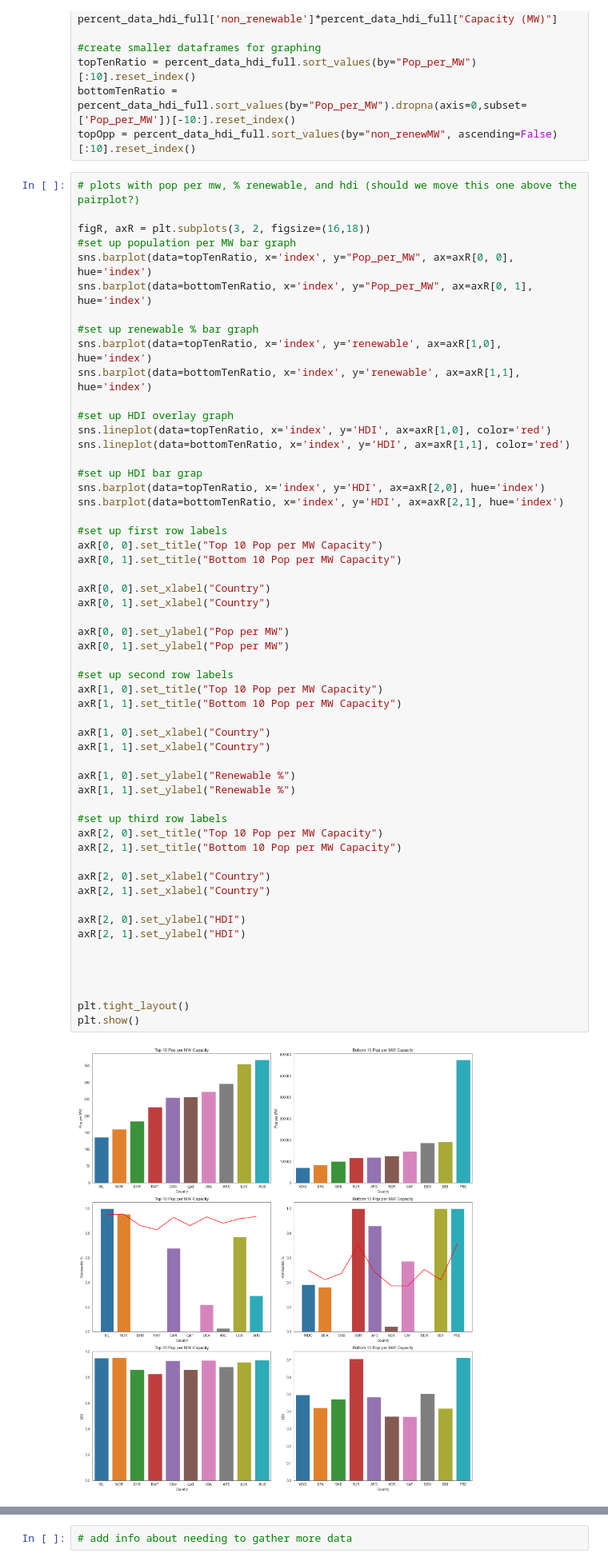
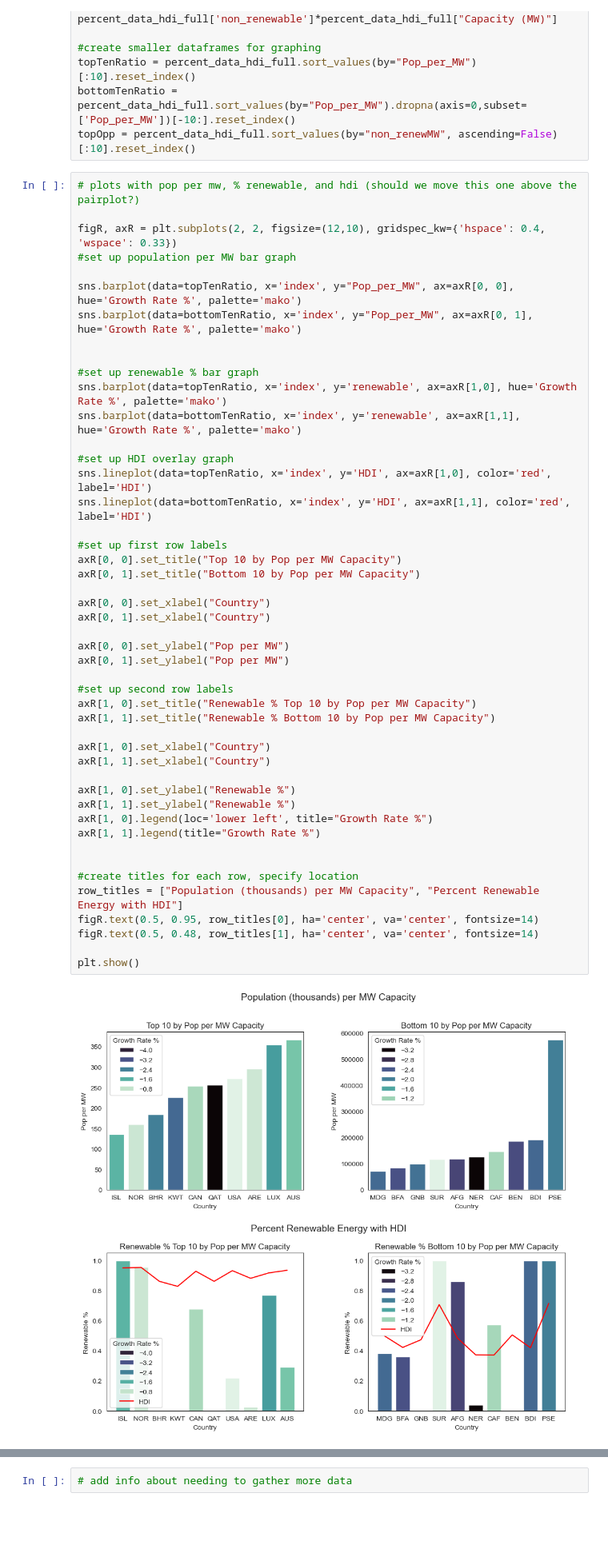
Before and after one commit to jlstjohn/coil_project, a Jupyter notebook: global_power_plant_project/gpp_final.ipynb, the cells around one changed output, grey strips where cells are left out. Shown at 80% size. Saved outputs shown, nothing was run; the diff lists cells and outputs as text; blank space fills up the shorter version.

Commit message:
Added info on pop and HDI data, combined/updated graphs,and changed some wording of explanations and conclusion

```diff
--- a/global_power_plant_project/gpp_final.ipynb
+++ b/global_power_plant_project/gpp_final.ipynb
@@ -669,57 +670,49 @@ topOpp = percent_data_hdi_full.sort_values(by="non_renewMW", ascending=False)[:1
 # %%
 # plots with pop per mw, % renewable, and hdi (should we move this one above the pairplot?)
 
-figR, axR = plt.subplots(3, 2, figsize=(16,18))
+figR, axR = plt.subplots(2, 2, figsize=(12,10), gridspec_kw={'hspace': 0.4, 'wspace': 0.33})
 #set up population per MW bar graph
-sns.barplot(data=topTenRatio, x='index', y="Pop_per_MW", ax=axR[0, 0], hue='index')
-sns.barplot(data=bottomTenRatio, x='index', y="Pop_per_MW", ax=axR[0, 1], hue='index')
+
+sns.barplot(data=topTenRatio, x='index', y="Pop_per_MW", ax=axR[0, 0], hue='Growth Rate %', palette='mako')
+sns.barplot(data=bottomTenRatio, x='index', y="Pop_per_MW", ax=axR[0, 1], hue='Growth Rate %', palette='mako')
+
 
 #set up renewable % bar graph
-sns.barplot(data=topTenRatio, x='index', y='renewable', ax=axR[1,0], hue='index')
-sns.barplot(data=bottomTenRatio, x='index', y='renewable', ax=axR[1,1], hue='index')
+sns.barplot(data=topTenRatio, x='index', y='renewable', ax=axR[1,0], hue='Growth Rate %', palette='mako')
+sns.barplot(data=bottomTenRatio, x='index', y='renewable', ax=axR[1,1], hue='Growth Rate %', palette='mako')
 
 #set up HDI overlay graph
-sns.lineplot(data=topTenRatio, x='index', y='HDI', ax=axR[1,0], color='red')
-sns.lineplot(data=bottomTenRatio, x='index', y='HDI', ax=axR[1,1], color='red')
-
-#set up HDI bar grap
-sns.barplot(data=topTenRatio, x='index', y='HDI', ax=axR[2,0], hue='index')
-sns.barplot(data=bottomTenRatio, x='index', y='HDI', ax=axR[2,1], hue='index')
+sns.lineplot(data=topTenRatio, x='index', y='HDI', ax=axR[1,0], color='red', label='HDI')
+sns.lineplot(data=bottomTenRatio, x='index', y='HDI', ax=axR[1,1], color='red', label='HDI')
 
 #set up first row labels
-axR[0, 0].set_title("Top 10 Pop per MW Capacity")
-axR[0, 1].set_title("Bottom 10 Pop per MW Capacity")
+axR[0, 0].set_title("Top 10 by Pop per MW Capacity")
+axR[0, 1].set_title("Bottom 10 by Pop per MW Capacity")
 
 axR[0, 0].set_xlabel("Country")
 axR[0, 1].set_xlabel("Country")
 
 axR[0, 0].set_ylabel("Pop per MW")
 axR[0, 1].set_ylabel("Pop per MW")
 
 #set up second row labels
-axR[1, 0].set_title("Top 10 Pop per MW Capacity")
-axR[1, 1].set_title("Bottom 10 Pop per MW Capacity")
+axR[1, 0].set_title("Renewable % Top 10 by Pop per MW Capacity")
+axR[1, 1].set_title("Renewable % Bottom 10 by Pop per MW Capacity")
 
 axR[1, 0].set_xlabel("Country")
 axR[1, 1].set_xlabel("Country")
 
 axR[1, 0].set_ylabel("Renewable %")
 axR[1, 1].set_ylabel("Renewable %")
-
-#set up third row labels
-axR[2, 0].set_title("Top 10 Pop per MW Capacity")
-axR[2, 1].set_title("Bottom 10 Pop per MW Capacity")
-
-axR[2, 0].set_xlabel("Country")
-axR[2, 1].set_xlabel("Country")
-
-axR[2, 0].set_ylabel("HDI")
-axR[2, 1].set_ylabel("HDI")
+axR[1, 0].legend(loc='lower left', title="Growth Rate %")
+axR[1, 1].legend(title="Growth Rate %")
 
 
+#create titles for each row, specify location
+row_titles = ["Population (thousands) per MW Capacity", "Percent Renewable Energy with HDI"]
+figR.text(0.5, 0.95, row_titles[0], ha='center', va='center', fontsize=14)
+figR.text(0.5, 0.48, row_titles[1], ha='center', va='center', fontsize=14)
 
-
-plt.tight_layout()
 plt.show()
 # %% [output]
-[figure, old version]
+[figure, new version]
```
Also changed, not shown: parts of 27 cells of this notebook.
